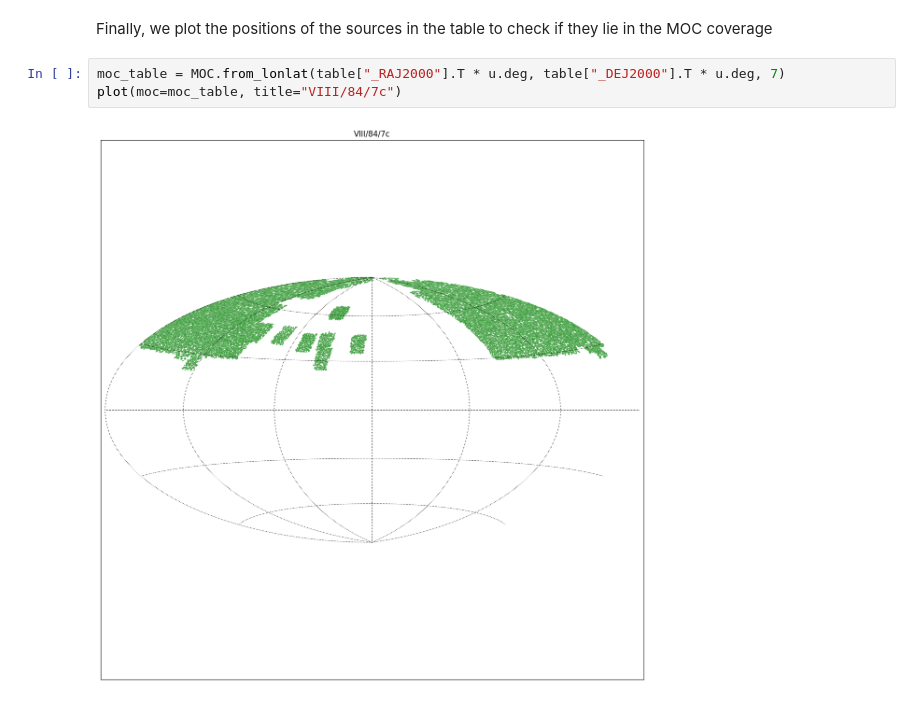
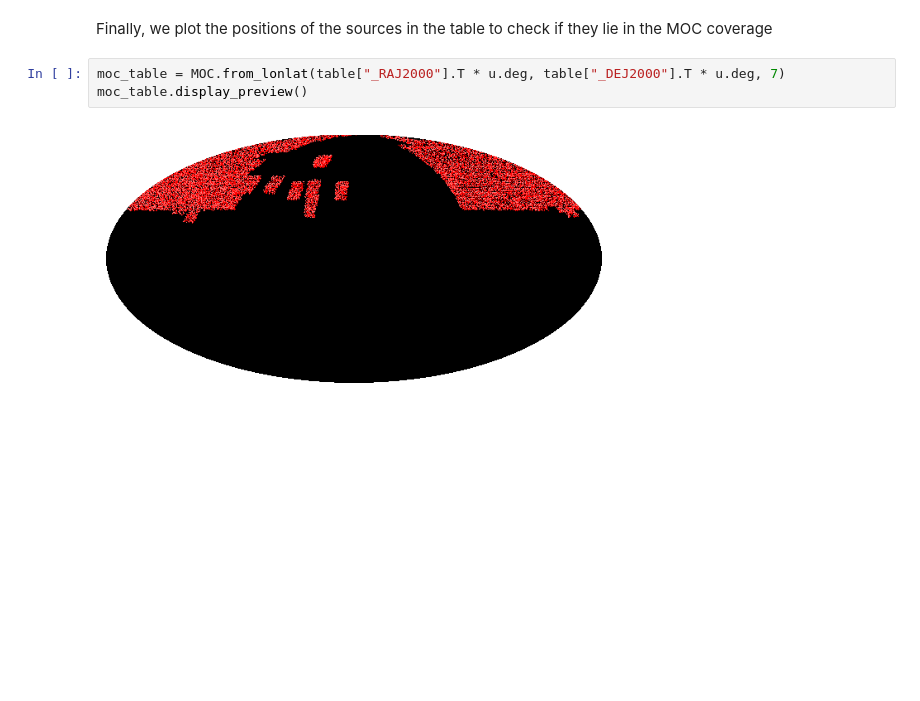
Before and after one commit to cds-astro/mocpy, a Jupyter notebook: notebooks/query_vizier_table.ipynb, the cells around one changed output. Drawn from its saved outputs; the diff is of its cells as text; blank space fills up the shorter version.

```diff
--- a/notebooks/query_vizier_table.ipynb
+++ b/notebooks/query_vizier_table.ipynb
@@ -65,6 +41,6 @@ Length = 16379 rows
 Finally, we plot the positions of the sources in the table to check if they lie in the MOC coverage
 # %%
 moc_table = MOC.from_lonlat(table["_RAJ2000"].T * u.deg, table["_DEJ2000"].T * u.deg, 7)
-plot(moc=moc_table, title="VIII/84/7c")
+moc_table.display_preview()
 # %% [output]
-[figure, old version]
+[figure, new version]
```
Also changed, not shown: parts of 7 cells of this notebook, 10 other files.
